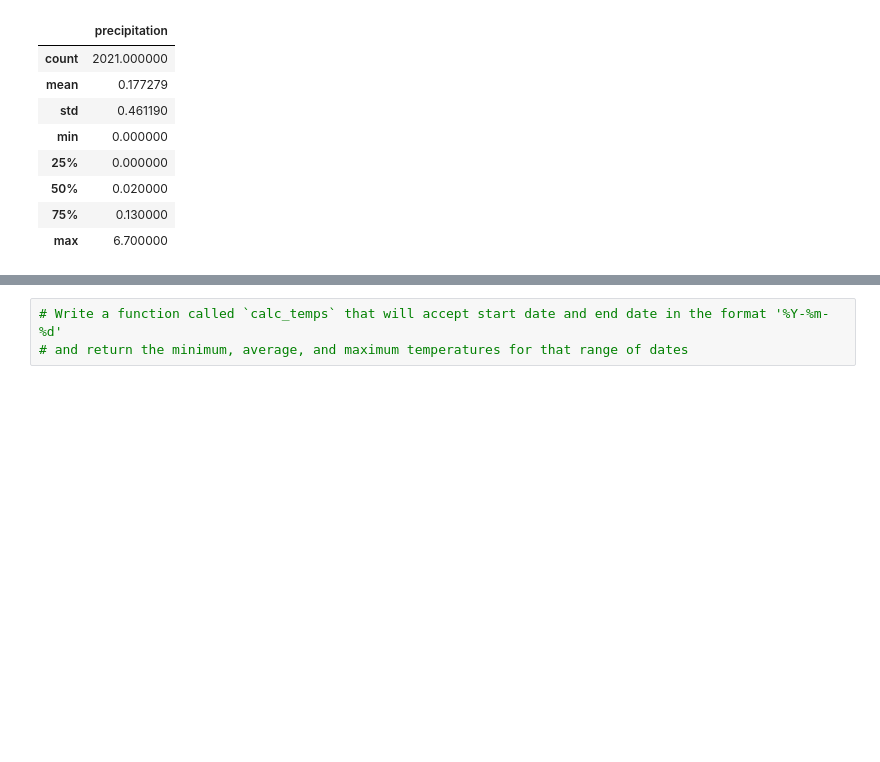
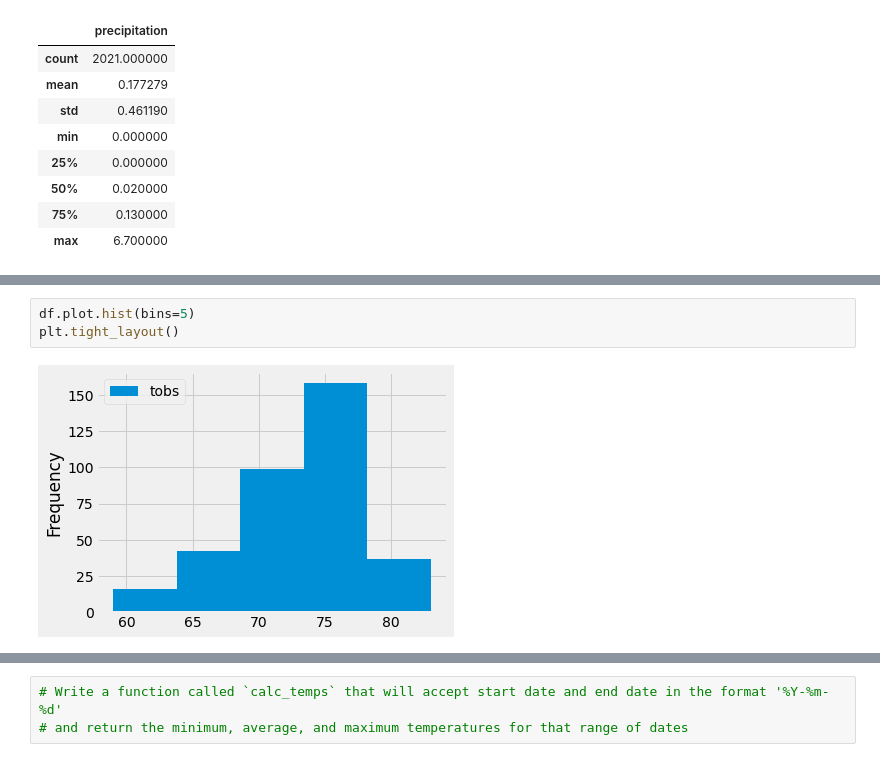
Before and after one commit to RexBas90/surfs_up, a Jupyter notebook: climate_analysis.ipynb, the cells around one changed output, grey strips where cells are left out. Cells and saved outputs as stored; diff of their text form; blank space fills up the shorter version.

```diff
--- a/climate_analysis.ipynb
+++ b/climate_analysis.ipynb
@@ -84,0 +108,5 @@ df.describe()
+# %%
+df.plot.hist(bins=5)
+plt.tight_layout()
+# %% [output]
+[figure, added]
```
Also changed, not shown: parts of 5 cells of this notebook.
